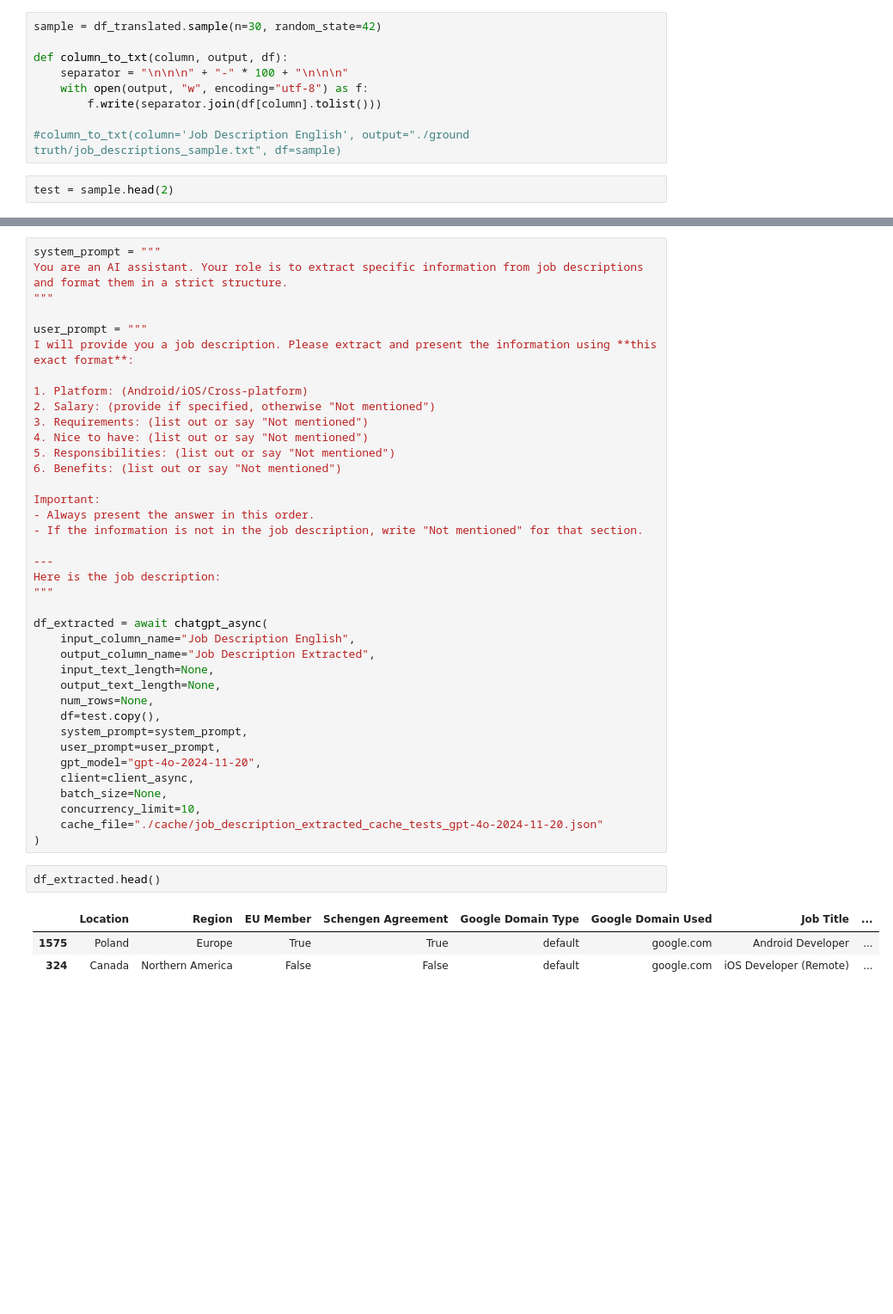
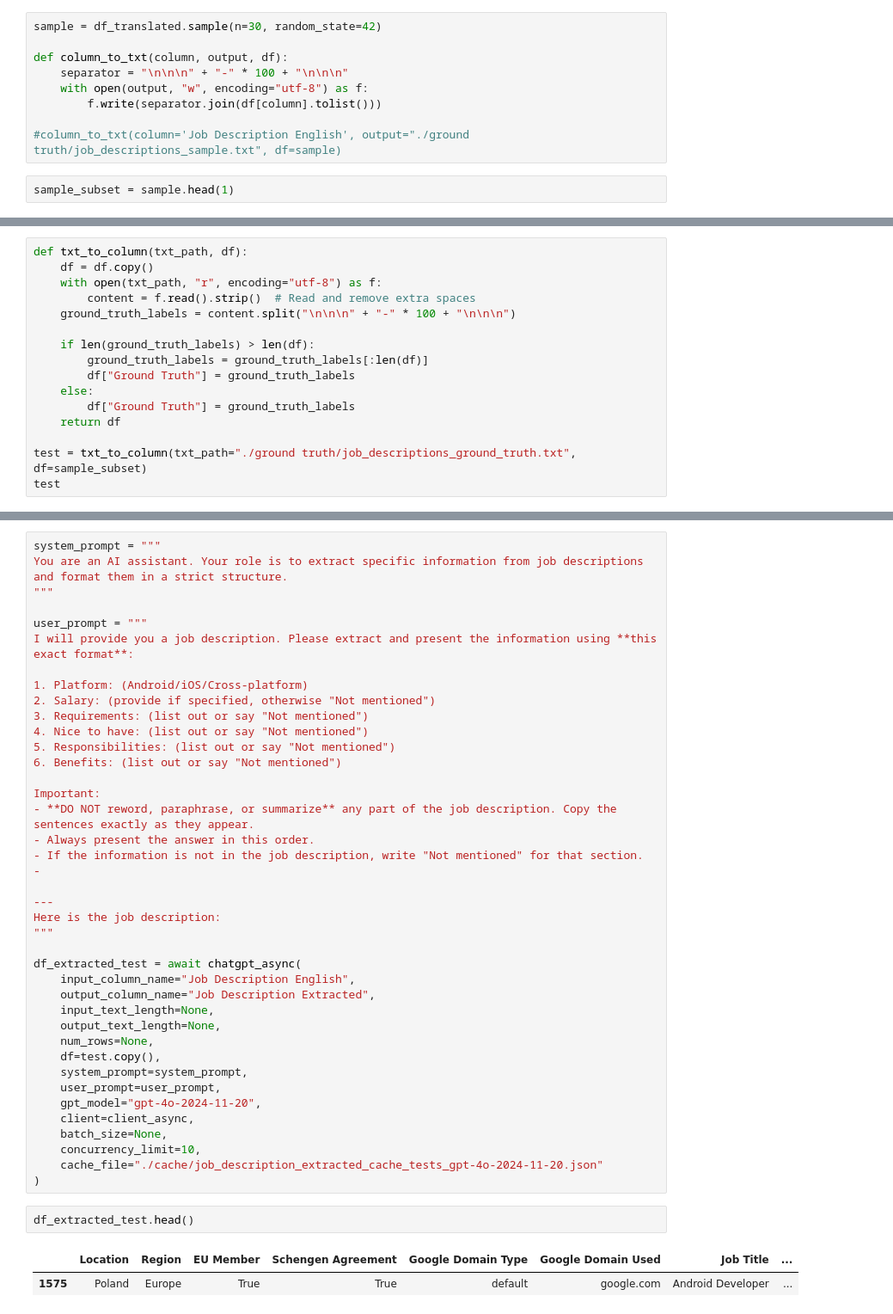
Before and after one commit to S0la1re/Research-work-new, a Jupyter notebook: Data Processing/Data Preparation.ipynb, the cells around one changed output, grey strips where cells are left out. Shown at 86% size. Saved outputs shown, nothing was run; the diff lists cells and outputs as text; blank space fills up the shorter version.

```diff
--- a/Data Processing/Data Preparation.ipynb
+++ b/Data Processing/Data Preparation.ipynb
@@ -536,4 +536,4 @@ def column_to_txt(column, output, df):
 
 #column_to_txt(column='Job Description English', output="./ground truth/job_descriptions_sample.txt", df=sample)
 # %%
-test = sample.head(2)
+sample_subset = sample.head(1)
@@ -539,0 +542,16 @@ test = sample.head(2)
+# %%
+def txt_to_column(txt_path, df):
+    df = df.copy()
+    with open(txt_path, "r", encoding="utf-8") as f:
+        content = f.read().strip()  # Read and remove extra spaces
+    ground_truth_labels = content.split("\n\n\n" + "-" * 100 + "\n\n\n")
+
+    if len(ground_truth_labels) > len(df):
+        ground_truth_labels = ground_truth_labels[:len(df)]
+        df["Ground Truth"] = ground_truth_labels
+    else:
+        df["Ground Truth"] = ground_truth_labels
+    return df
+
+test = txt_to_column(txt_path="./ground truth/job_descriptions_ground_truth.txt", df=sample_subset)
+test
@@ -553,14 +575,16 @@ I will provide you a job description. Please extract and present the information
 6. Benefits: (list out or say "Not mentioned")
 
 Important:
+- **DO NOT reword, paraphrase, or summarize** any part of the job description. Copy the sentences exactly as they appear.
 - Always present the answer in this order.
 - If the information is not in the job description, write "Not mentioned" for that section.
+-
 
 ---
 Here is the job description:
 """
 
-df_extracted = await chatgpt_async(
+df_extracted_test = await chatgpt_async(
     input_column_name="Job Description English",
     output_column_name="Job Description Extracted",
     input_text_length=None,
@@ -576,8 +600,7 @@ df_extracted = await chatgpt_async(
     cache_file="./cache/job_description_extracted_cache_tests_gpt-4o-2024-11-20.json"
 )
 # %%
-df_extracted.head()
+df_extracted_test.head()
 # %% [output]
 |  | Location | Region | EU Member | Schengen Agreement | Google Domain Type | Google Domain Used | Job Title | ... |
 | 1575 | Poland | Europe | True | True | default | google.com | Android Developer | ... |
-| 324 | Canada | Northern America | False | False | default | google.com | iOS Developer (Remote) | ... |
```
Also changed, not shown: parts of 7 cells of this notebook, 3 other files.
